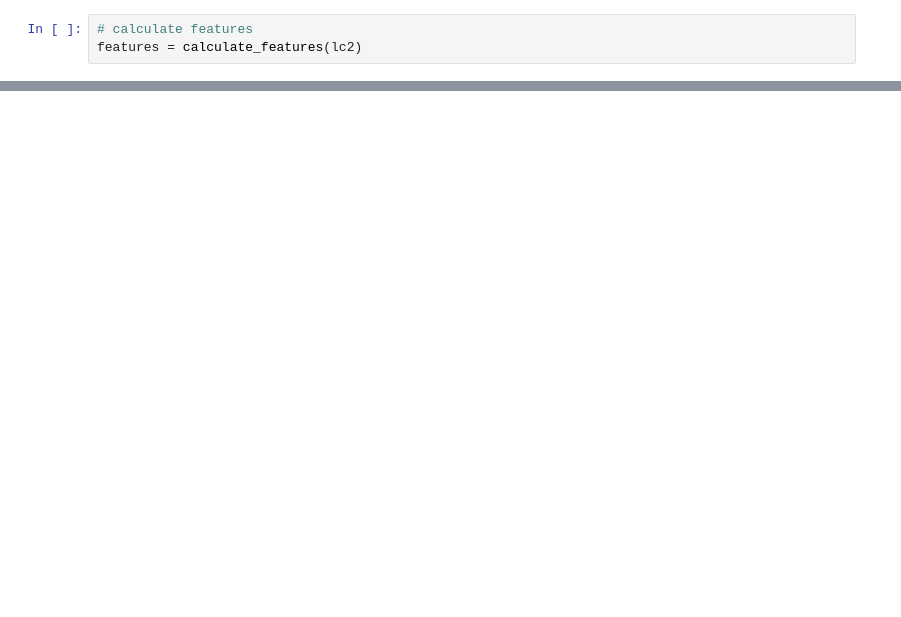
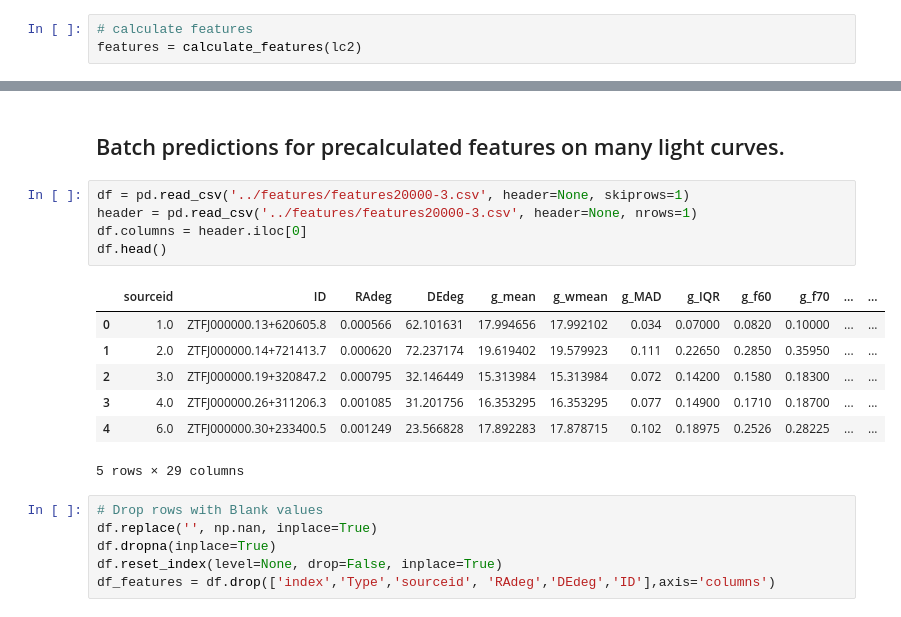
Before and after one commit to truptimr/UCSD-MLE-ZTF, a Jupyter notebook: notebooks/End-to-End-Pipeline.ipynb, the cells around one changed output, grey strips where cells are left out. Cells and saved outputs as stored; diff of their text form; blank space fills up the shorter version.

```diff
--- a/notebooks/End-to-End-Pipeline.ipynb
+++ b/notebooks/End-to-End-Pipeline.ipynb
@@ -391,0 +364,21 @@ RA 0.001 Dec 62.102
+# %% [markdown]
+## Batch predictions for precalculated features on many light curves.
+# %%
+df = pd.read_csv('../features/features20000-3.csv', header=None, skiprows=1)
+header = pd.read_csv('../features/features20000-3.csv', header=None, nrows=1)
+df.columns = header.iloc[0]
+df.head()
+# %% [output]
+|  | sourceid | ID | RAdeg | DEdeg | g_mean | g_wmean | g_MAD | g_IQR | g_f60 | g_f70 | ... | ... |
+| 0 | 1.0 | ZTFJ000000.13+620605.8 | 0.000566 | 62.101631 | 17.994656 | 17.992102 | 0.034 | 0.07000 | 0.0820 | 0.10000 | ... | ... |
+| 1 | 2.0 | ZTFJ000000.14+721413.7 | 0.000620 | 72.237174 | 19.619402 | 19.579923 | 0.111 | 0.22650 | 0.2850 | 0.35950 | ... | ... |
+| 2 | 3.0 | ZTFJ000000.19+320847.2 | 0.000795 | 32.146449 | 15.313984 | 15.313984 | 0.072 | 0.14200 | 0.1580 | 0.18300 | ... | ... |
+| 3 | 4.0 | ZTFJ000000.26+311206.3 | 0.001085 | 31.201756 | 16.353295 | 16.353295 | 0.077 | 0.14900 | 0.1710 | 0.18700 | ... | ... |
+| 4 | 6.0 | ZTFJ000000.30+233400.5 | 0.001249 | 23.566828 | 17.892283 | 17.878715 | 0.102 | 0.18975 | 0.2526 | 0.28225 | ... | ... |
+5 rows × 29 columns
+# %%
+# Drop rows with Blank values
+df.replace('', np.nan, inplace=True)
+df.dropna(inplace=True)
+df.reset_index(level=None, drop=False, inplace=True)
+df_features = df.drop(['index','Type','sourceid', 'RAdeg','DEdeg','ID'],axis='columns')
```
Also changed, not shown: parts of 21 cells of this notebook, 1 other file.
